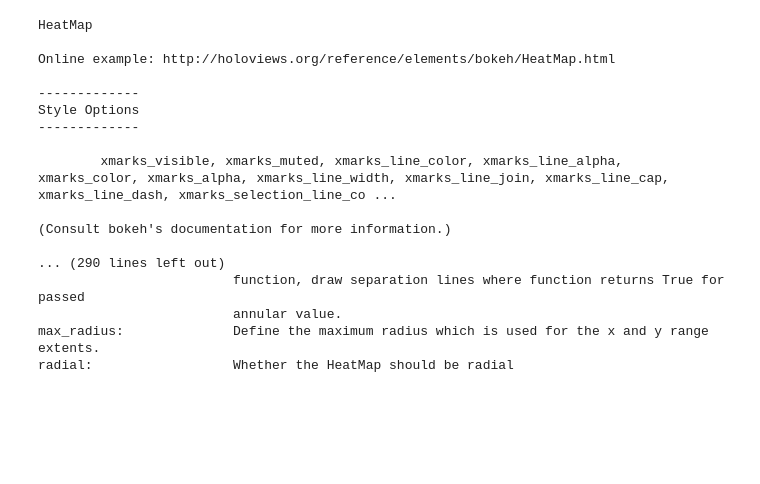
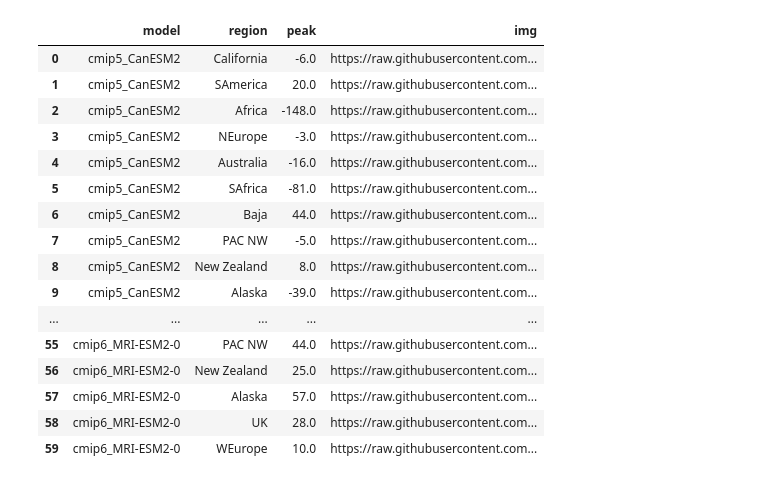
Before and after one commit to kristinchang3/peak_season_cmec, a Jupyter notebook: scripts/portrait_plot.ipynb, the cells around one changed output. Saved outputs shown, nothing was run; the diff lists cells and outputs as text; code cells hidden in the pictures; blank space fills up the shorter version.

```diff
--- a/scripts/portrait_plot.ipynb
+++ b/scripts/portrait_plot.ipynb
@@ -300,20 +210,46 @@ hvplot.save(reanalyses_plot , 'charts/reanalyses_plot.html')
-# %%
-hv.help(hv.HeatMap)
-# %% [output]
-HeatMap
-
-Online example: http://holoviews.org/reference/elements/bokeh/HeatMap.html
-
--------------
-Style Options
--------------
-
-        xmarks_visible, xmarks_muted, xmarks_line_color, xmarks_line_alpha, xmarks_color, xmarks_alpha, xmarks_line_width, xmarks_line_join, xmarks_line_cap, xmarks_line_dash, xmarks_selection_line_co ...
-
-(Consult bokeh's documentation for more information.)
-
-... (290 lines left out)
-                         function, draw separation lines where function returns True for passed
-                         annular value.
-max_radius:              Define the maximum radius which is used for the x and y range extents.
-radial:                  Whether the HeatMap should be radial
+# %%
+# creating portrait plot for Bias vs. ERA5 plot
+# load data as array and create df
+peak = np.loadtxt('data/output_diff_all_region_full.txt')
+angle = peak.reshape(5,-1)
+
+angle = np.where(angle < -182, angle+365, angle)
+angle = np.where(angle >  182, angle-365, angle)
+
+model_names = ["cmip5_CanESM2","cmip5_CCSM4","cmip5_CSIRO-Mk3-6-0","cmip5_NorESM1-M","cmip6_MRI-ESM2-0"]
+region_names = ['California','SAmerica', 'Africa','NEurope','Australia','SAfrica', 'Baja', 'PAC NW', 'New Zealand', 'Alaska', 'UK', 'WEurope']
+
+da = pd.DataFrame(data=angle, index=model_names, columns=region_names)
+
+dd = da.stack()
+dd = dd.reset_index()
+dd = dd.rename(columns={"level_0": "model", "level_1": "region", 0 :"peak"})
+
+img_path = 'https://raw.githubusercontent.com/kristinchang3/peak_season_cmec/main/images/'
+img_links = []
+
+for i, model in enumerate(model_names):
+    for j, region in enumerate(region_names):
+        filename = img_path+'fig_'+str(i)+"_"+str(j)+'.png'
+        img_links.append(filename)
+
+dd['img'] = img_links
+dd
+# %% [output]
+|  | model | region | peak | img |
+| 0 | cmip5_CanESM2 | California | -6.0 | https://raw.githubusercontent.com... |
+| 1 | cmip5_CanESM2 | SAmerica | 20.0 | https://raw.githubusercontent.com... |
+| 2 | cmip5_CanESM2 | Africa | -148.0 | https://raw.githubusercontent.com... |
+| 3 | cmip5_CanESM2 | NEurope | -3.0 | https://raw.githubusercontent.com... |
+| 4 | cmip5_CanESM2 | Australia | -16.0 | https://raw.githubusercontent.com... |
+| 5 | cmip5_CanESM2 | SAfrica | -81.0 | https://raw.githubusercontent.com... |
+| 6 | cmip5_CanESM2 | Baja | 44.0 | https://raw.githubusercontent.com... |
+| 7 | cmip5_CanESM2 | PAC NW | -5.0 | https://raw.githubusercontent.com... |
+| 8 | cmip5_CanESM2 | New Zealand | 8.0 | https://raw.githubusercontent.com... |
+| 9 | cmip5_CanESM2 | Alaska | -39.0 | https://raw.githubusercontent.com... |
+| ... | ... | ... | ... | ... |
+| 55 | cmip6_MRI-ESM2-0 | PAC NW | 44.0 | https://raw.githubusercontent.com... |
+| 56 | cmip6_MRI-ESM2-0 | New Zealand | 25.0 | https://raw.githubusercontent.com... |
+| 57 | cmip6_MRI-ESM2-0 | Alaska | 57.0 | https://raw.githubusercontent.com... |
+| 58 | cmip6_MRI-ESM2-0 | UK | 28.0 | https://raw.githubusercontent.com... |
+| 59 | cmip6_MRI-ESM2-0 | WEurope | 10.0 | https://raw.githubusercontent.com... |
```
Also changed, not shown: parts of 13 cells of this notebook, 10 other files.
